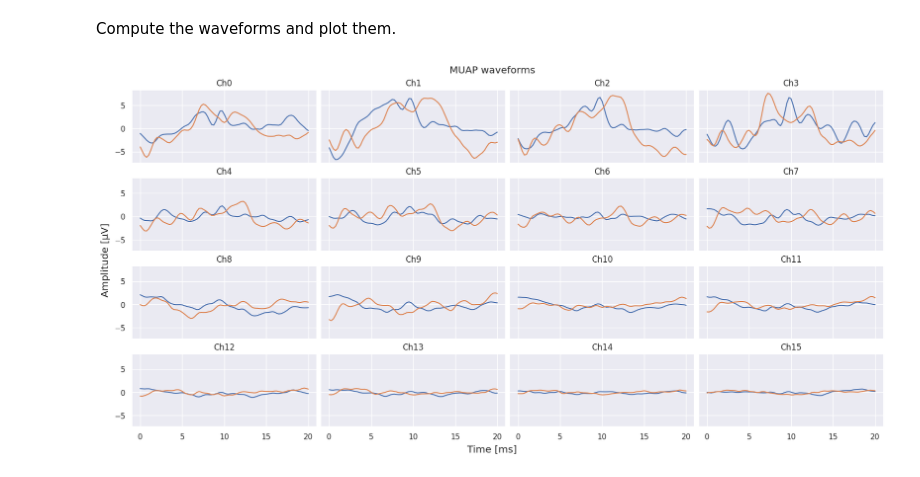
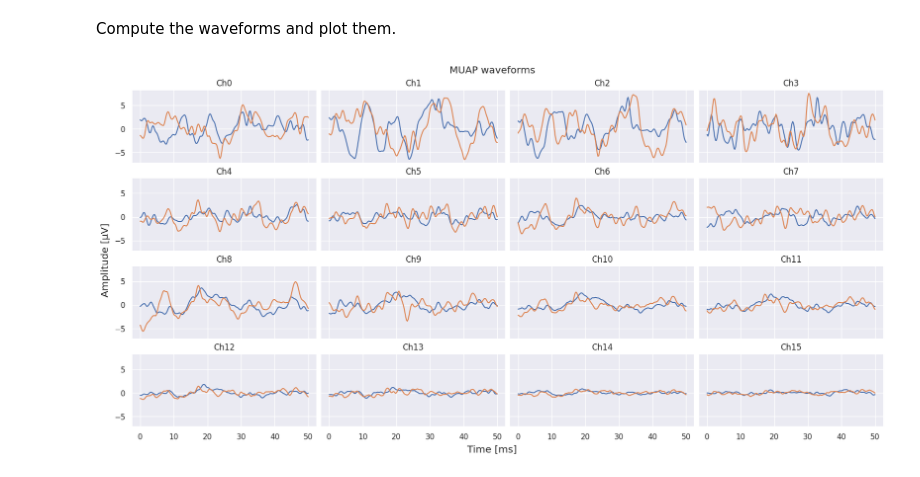
Before and after one commit to pulp-bio/emgkit, a Jupyter notebook: examples/Decomposition of sEMG signals from armband.ipynb, the cells around one changed output. Cells and saved outputs as stored; diff of their text form; code cells hidden in the pictures.

```diff
--- a/examples/Decomposition of sEMG signals from armband.ipynb
+++ b/examples/Decomposition of sEMG signals from armband.ipynb
@@ -109,11 +109,11 @@ emgkit.plot.plot_discharges(spikes_t, ext_sig_len_s, FS, win_len_s=0.5, fig_size
 Compute the waveforms and plot them.
 # %%
 wfs = emgkit.utils.compute_waveforms(
-    emg_flt, spikes_t, emg_bss.f_ext, wf_radius_ms=10.0, fs=FS
+    emg_flt, spikes_t, wf_radius_ms=25.0, fs=FS
 )
 
 emgkit.plot.plot_waveforms(
     wfs, fs=FS, n_cols=4, y_label="Amplitude [\u03BCV]", fig_size=(16, 8)
 )
 # %% [output]
-[figure, old version]
+[figure, new version]
```
Also changed, not shown: parts of 1 cell of this notebook, 3 other files.
